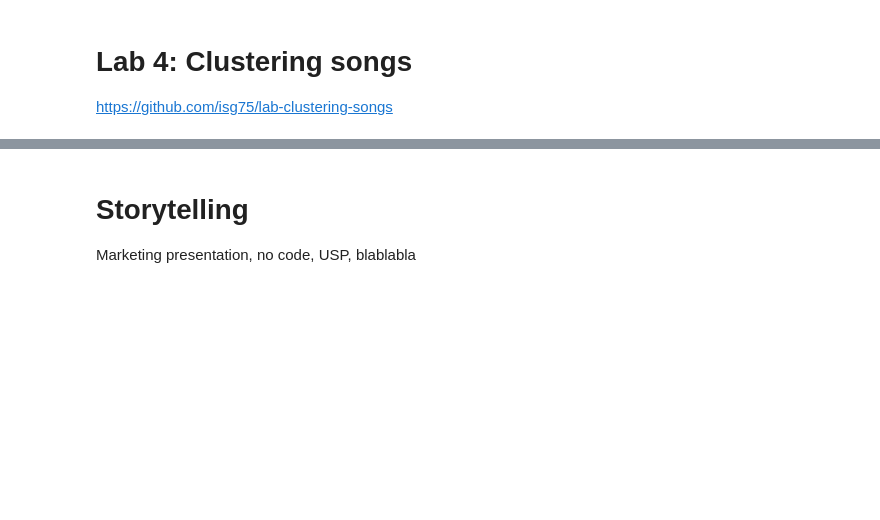
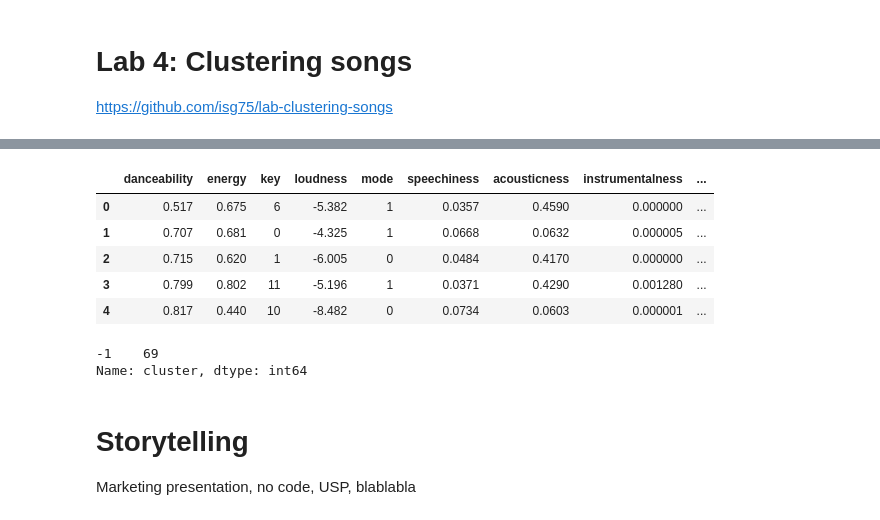
Before and after one commit to ralphmartynward/ironhack_06_song-recommender, a Jupyter notebook: song_recommender.ipynb, the cells around one changed output, grey strips where cells are left out. Drawn from its saved outputs; the diff is of its cells as text; code cells hidden in the pictures; blank space fills up the shorter version.

```diff
--- a/song_recommender.ipynb
+++ b/song_recommender.ipynb
@@ -259,3 +356,38 @@ not_hot_songs = pd.read_csv('/content/drive/My Drive/ironhack/song_recommender/d
 # What is the best distance to use?
 # What clustering method provides better results?
 # Does the clustering method need a transformer?
+# %%
+import numpy as np
+songs_num = all_songs.select_dtypes(np.number)
+songs_num.head()
+# %%
+#Use standard scaler on columns
+from sklearn.preprocessing import StandardScaler
+scaler = StandardScaler()
+scaler.fit(songs_num)
+
+import pickle
+filename = "scalers/scaler.pickle"
+with open(filename, "wb") as file:
+        pickle.dump(scaler,file)
+
+from sklearn.cluster import DBSCAN
+song_features_scaled_np = scaler.transform(songs_num)
+song_features_scaled = pd.DataFrame(song_features_scaled_np, columns=songs_num.columns)
+model = DBSCAN(eps=1.5, min_samples=9)
+yhat = model.fit_predict(song_features_scaled)
+# %%
+songs_num['cluster'] = yhat
+songs_num.head()
+# %% [output]
+|  | danceability | energy | key | loudness | mode | speechiness | acousticness | instrumentalness | ... |
+| 0 | 0.517 | 0.675 | 6 | -5.382 | 1 | 0.0357 | 0.4590 | 0.000000 | ... |
+| 1 | 0.707 | 0.681 | 0 | -4.325 | 1 | 0.0668 | 0.0632 | 0.000005 | ... |
+| 2 | 0.715 | 0.620 | 1 | -6.005 | 0 | 0.0484 | 0.4170 | 0.000000 | ... |
+| 3 | 0.799 | 0.802 | 11 | -5.196 | 1 | 0.0371 | 0.4290 | 0.001280 | ... |
+| 4 | 0.817 | 0.440 | 10 | -8.482 | 0 | 0.0734 | 0.0603 | 0.000001 | ... |
+# %%
+songs_num['cluster'].value_counts()
+# %% [output]
+-1    69
+Name: cluster, dtype: int64
```
Also changed, not shown: parts of 21 cells of this notebook, 40 other files.
